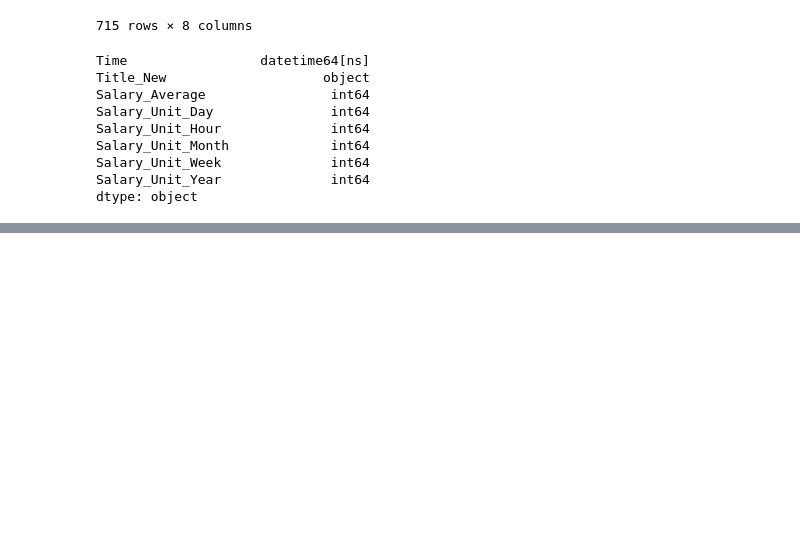
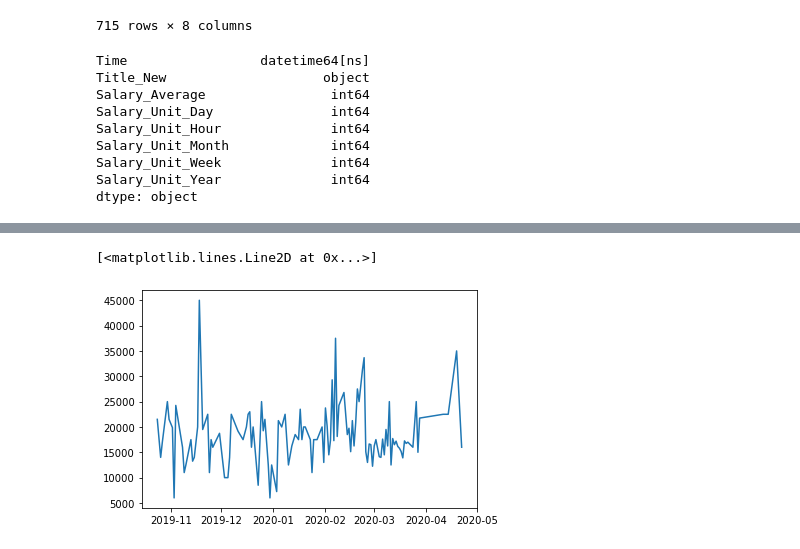
Before and after one commit to alvynabranches/Machine_Learning_With_Job_Data, a Jupyter notebook: RNN.ipynb, the cells around one changed output, grey strips where cells are left out. Saved outputs shown, nothing was run; the diff lists cells and outputs as text; code cells hidden in the pictures; blank space fills up the shorter version.

```diff
--- a/RNN.ipynb
+++ b/RNN.ipynb
@@ -92,3 +71,5 @@ Salary_Unit_Month             int64
 Salary_Unit_Week              int64
 Salary_Unit_Year              int64
 dtype: object
+# %%
+y = new_df[(new_df['Title_New'] == 'graphic designer') & (new_df['Salary_Unit_Month'] == 1)][['Time', 'Title_New', 'Salary_Average']].groupby(by='Time').mean()
@@ -94,0 +93,5 @@ dtype: object
+# %%
+plt.plot(y.index, y['Salary_Average'])
+# %% [output]
+[<matplotlib.lines.Line2D at 0x...>]
+[figure, added]
```
Also changed, not shown: parts of 8 cells of this notebook, 8 other files.
